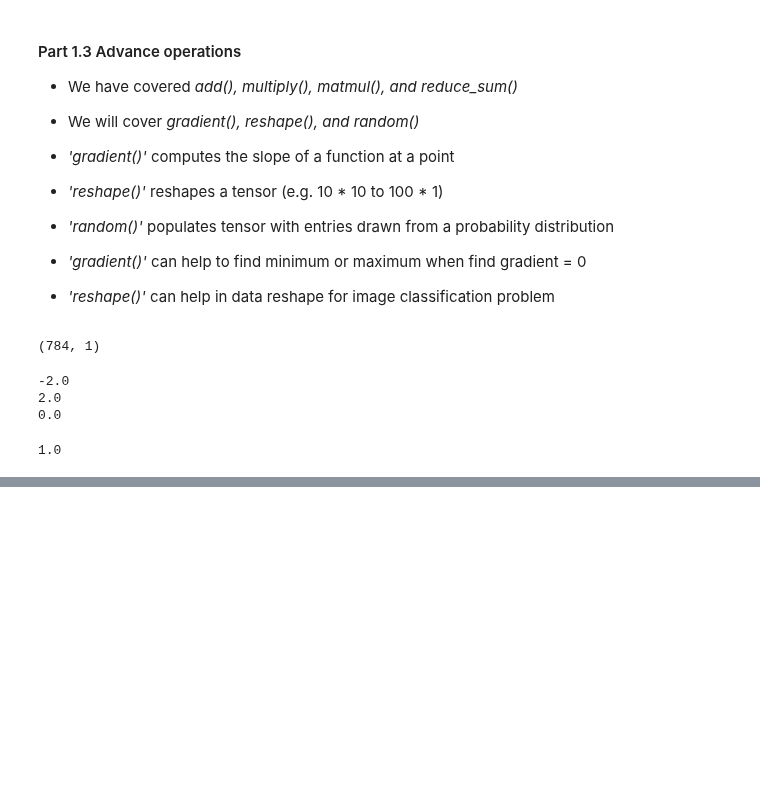
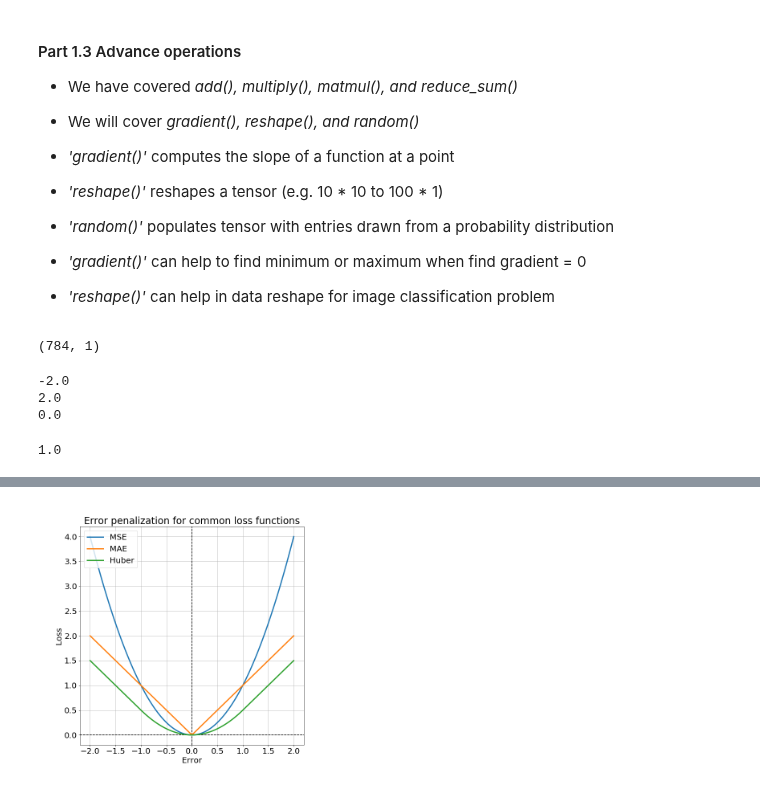
Before and after one commit to GuoweiYang19891101/datacamp_machine_learning_scientist_python, a Jupyter notebook: 14_intro_tensorflow.ipynb, the cells around one changed output, grey strips where cells are left out. Saved outputs shown, nothing was run; the diff lists cells and outputs as text; code cells hidden in the pictures; blank space fills up the shorter version.

```diff
--- a/14_intro_tensorflow.ipynb
+++ b/14_intro_tensorflow.ipynb
@@ -353,0 +416,6 @@ print(prediction.numpy())
+# %%
+# display loss functions
+from IPython import display
+display.Image("Images/14_loss_function.PNG")
+# %% [output]
+[figure, added]
```
Also changed, not shown: parts of 15 cells of this notebook, 1 other file.
